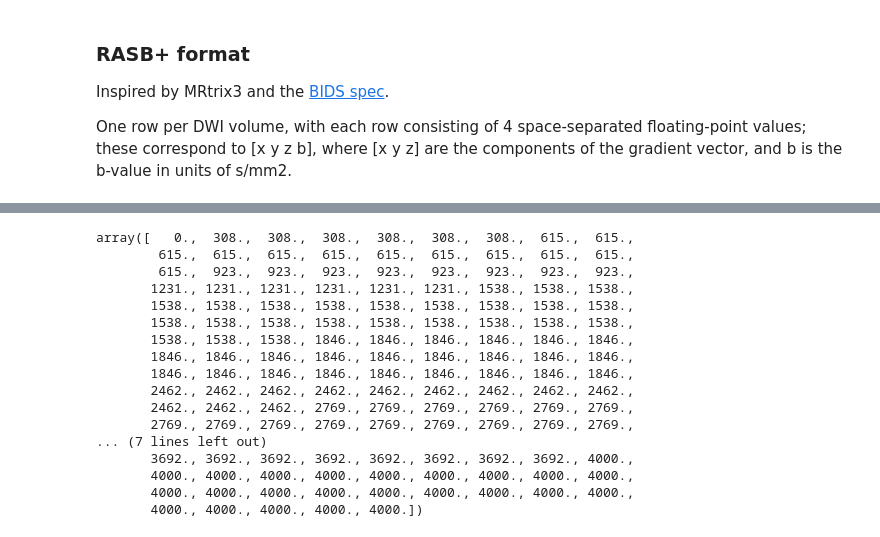
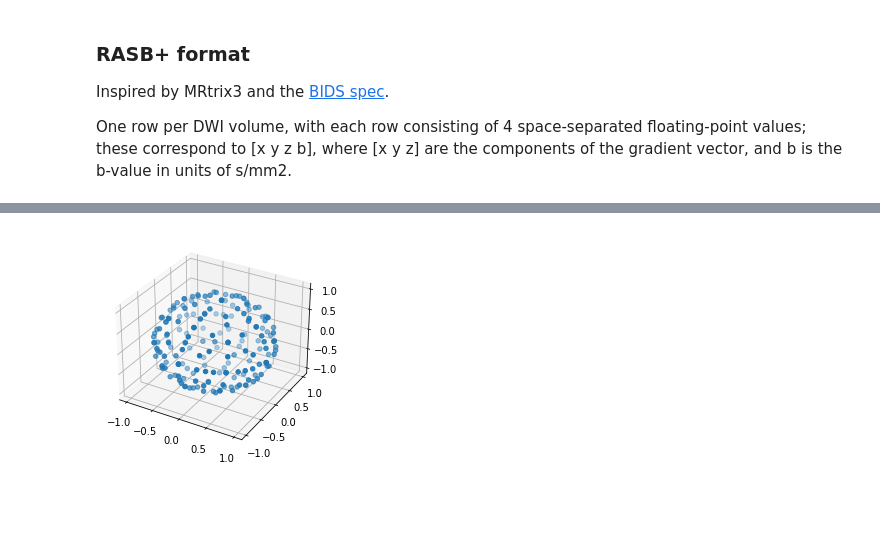
Before and after one commit to nipreps/nipreps-book, a Jupyter notebook: docs/dwi/02-intro_dmri.ipynb, the cells around one changed output, grey strips where cells are left out. Cells and saved outputs as stored; diff of their text form; code cells hidden in the pictures; blank space fills up the shorter version.

```diff
--- a/docs/dwi/02-intro_dmri.ipynb
+++ b/docs/dwi/02-intro_dmri.ipynb
@@ -167,20 +137,0 @@ array([[ 0.    ,  0.2756, -0.0232, -0.0207,  0.0206,  0.0231, -0.2757,
-# %%
-np.genfromtxt(fbval)
-# %% [output]
-array([   0.,  308.,  308.,  308.,  308.,  308.,  308.,  615.,  615.,
-        615.,  615.,  615.,  615.,  615.,  615.,  615.,  615.,  615.,
-        615.,  923.,  923.,  923.,  923.,  923.,  923.,  923.,  923.,
-       1231., 1231., 1231., 1231., 1231., 1231., 1538., 1538., 1538.,
-       1538., 1538., 1538., 1538., 1538., 1538., 1538., 1538., 1538.,
-       1538., 1538., 1538., 1538., 1538., 1538., 1538., 1538., 1538.,
-       1538., 1538., 1538., 1846., 1846., 1846., 1846., 1846., 1846.,
-       1846., 1846., 1846., 1846., 1846., 1846., 1846., 1846., 1846.,
-       1846., 1846., 1846., 1846., 1846., 1846., 1846., 1846., 1846.,
-       2462., 2462., 2462., 2462., 2462., 2462., 2462., 2462., 2462.,
-       2462., 2462., 2462., 2769., 2769., 2769., 2769., 2769., 2769.,
-       2769., 2769., 2769., 2769., 2769., 2769., 2769., 2769., 2769.,
-... (7 lines left out)
-       3692., 3692., 3692., 3692., 3692., 3692., 3692., 3692., 4000.,
-       4000., 4000., 4000., 4000., 4000., 4000., 4000., 4000., 4000.,
-       4000., 4000., 4000., 4000., 4000., 4000., 4000., 4000., 4000.,
-       4000., 4000., 4000., 4000., 4000.])
@@ -186,0 +140,9 @@ array([   0.,  308.,  308.,  308.,  308.,  308.,  308.,  615.,  615.,
+# %%
+gtab = DiffusionGradientTable(dwi_file=fraw, bvecs=fbvec, bvals=fbval)
+# %%
+fig = plt.figure()
+ax = fig.add_subplot(111, projection="3d")
+ax.scatter(gtab._bvecs.T[0], gtab._bvecs.T[1], gtab._bvecs.T[2])
+plt.show()
+# %% [output]
+[figure, added]
```
Also changed, not shown: parts of 27 cells of this notebook, 2 other files.
